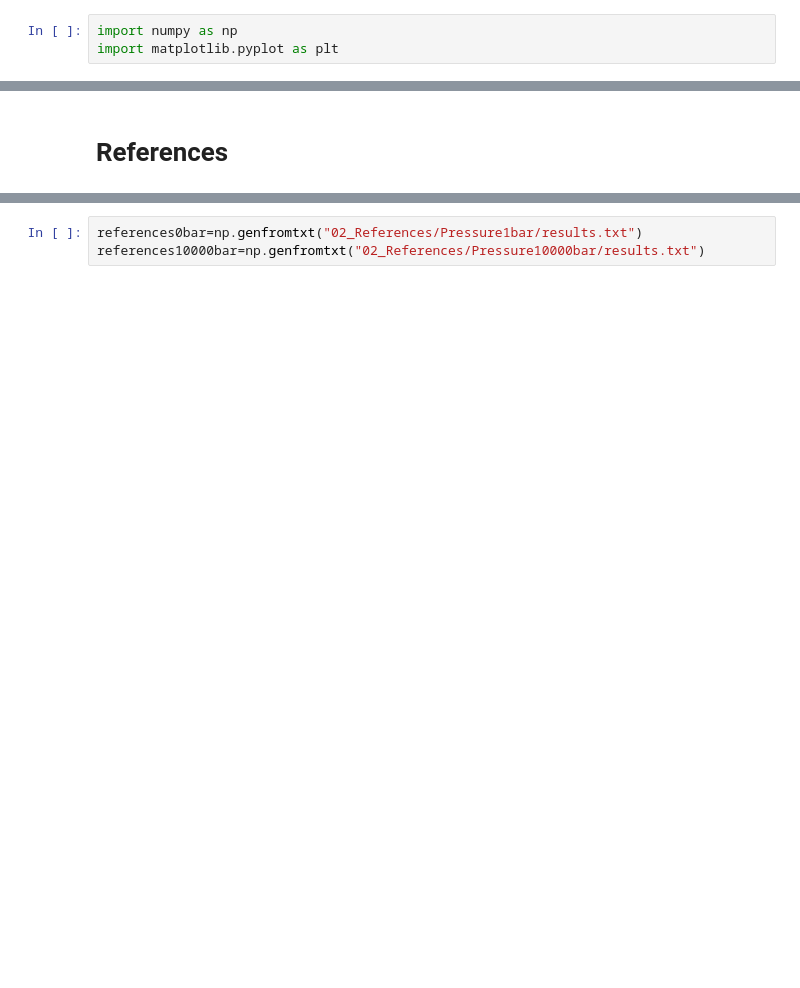
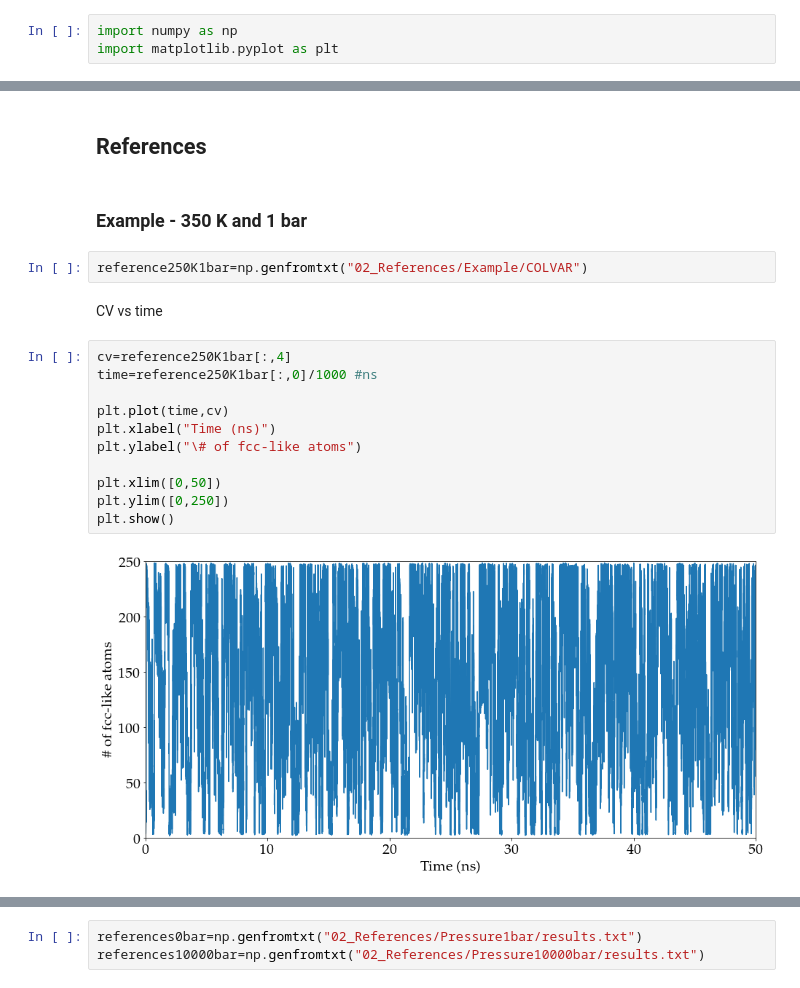
Before and after one commit to PabloPiaggi/JCP-2019, a Jupyter notebook: Na/Analysis.ipynb, the cells around one changed output, grey strips where cells are left out. Cells and saved outputs as stored; diff of their text form; blank space fills up the shorter version.

```diff
--- a/Na/Analysis.ipynb
+++ b/Na/Analysis.ipynb
@@ -128,2 +57,21 @@ cm_fessa2 = LinearSegmentedColormap.from_list("fessa", [paletteFessa[1],hex_to_r
 # %% [markdown]
-# References
+## References
+# %% [markdown]
+### Example - 350 K and 1 bar
+# %%
+reference250K1bar=np.genfromtxt("02_References/Example/COLVAR")
+# %% [markdown]
+CV vs time
+# %%
+cv=reference250K1bar[:,4]
+time=reference250K1bar[:,0]/1000 #ns
+
+plt.plot(time,cv)
+plt.xlabel("Time (ns)")
+plt.ylabel("\# of fcc-like atoms")
+
+plt.xlim([0,50])
+plt.ylim([0,250])
+plt.show()
+# %% [output]
+[figure, added]
```
Also changed, not shown: parts of 30 cells of this notebook.
